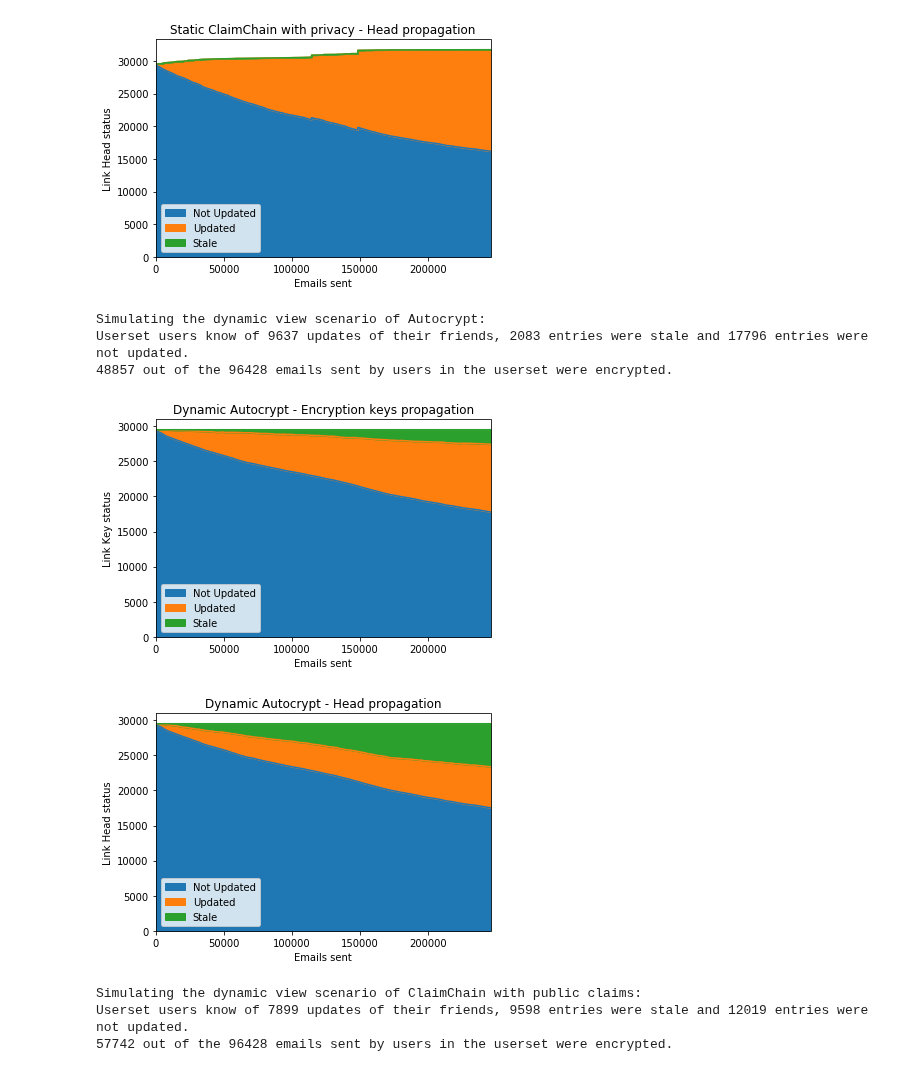
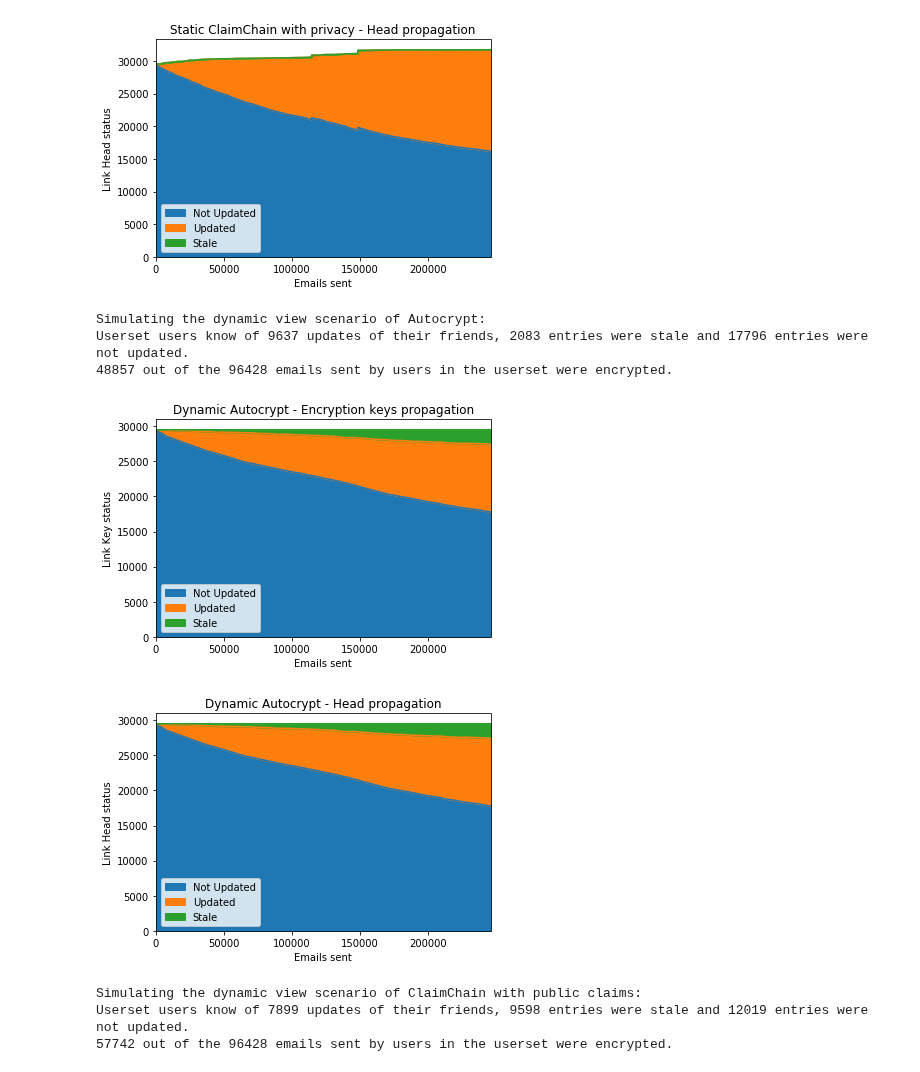
Before and after one commit to claimchain/claimchain-core, a Jupyter notebook: simulations/replay_log.ipynb, the cells around one changed output. Cells and saved outputs as stored; diff of their text form; code cells hidden in the pictures.

```diff
--- a/simulations/replay_log.ipynb
+++ b/simulations/replay_log.ipynb
@@ -408,39 +408,38 @@ for index, email in enumerate(log):
         if ( (recipient, email.From) not in local_dict or
              local_dict[(recipient, email.From)][0] < public_dict[email.From, email.From][0]):
             local_dict[(recipient, email.From)] = list(public_dict[email.From, email.From])
-            claim_buffer[recipient][email.From] = list(public_dict[email.From, email.From])
 
     if cnt % 100 == 0:
         updated, stale, not_updated = eval_propagation(local_dict, 1, social_graph, userset)
         kp.loc[cnt] = [not_updated, updated, stale]
         updated, stale, not_updated = eval_propagation(local_dict, 0, social_graph, userset)
         hp.loc[cnt] = [not_updated, updated, stale]
 
     cnt += 1
 
 
 updated, stale, not_updated = eval_propagation(local_dict, 1, social_graph, userset)
 print("Userset users know of %s updates of their friends, %s entries were stale and %s entries were not updated."
       % (updated, stale, not_updated))
 print("%s out of the %s emails sent by users in the userset were encrypted." % (enc_userset_emails, sent_userset_emails))
 
 kp.plot.area();
 plt.title("Dynamic Autocrypt - Encryption keys propagation")
 plt.xlabel("Emails sent")
 plt.ylabel("Link Key status")
 
 hp.plot.area();
 plt.title("Dynamic Autocrypt - Head propagation")
 plt.xlabel("Emails sent")
 plt.ylabel("Link Head status")
 
 plt.show()
 # %% [output]
 Simulating the dynamic view scenario of Autocrypt:
 Userset users know of 9637 updates of their friends, 2083 entries were stale and 17796 entries were not updated.
 48857 out of the 96428 emails sent by users in the userset were encrypted.
 [figure]
-[figure, old version]
+[figure, new version]
 # %%
 '''Simulate the dynamic view of ClaimChain without privacy (providers mode)
 
```
Also changed, not shown: 2 other files.
